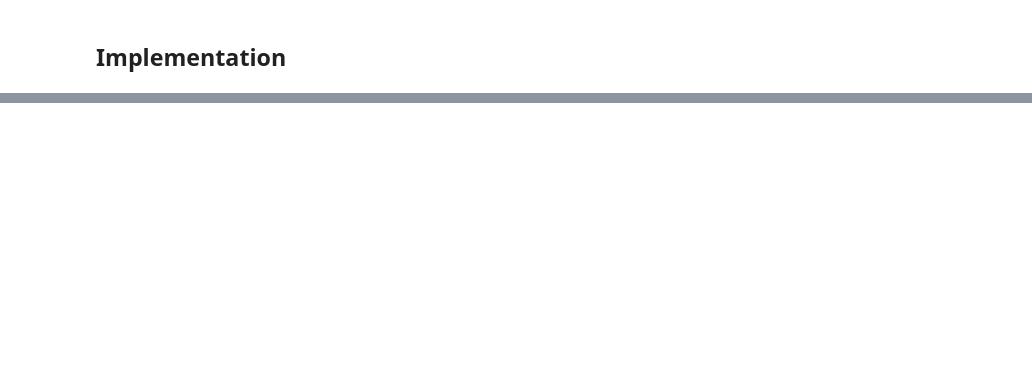
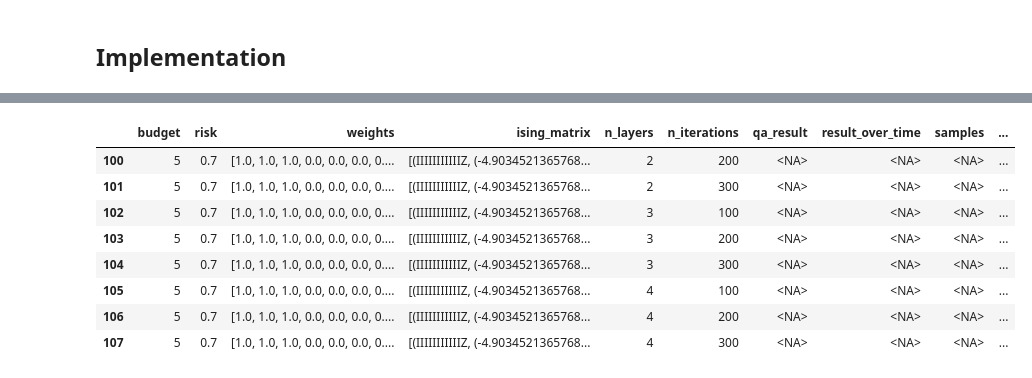
Before and after one commit to floatn/QML-for-finance, a Jupyter notebook: qml_qaoa.ipynb, the cells around one changed output, grey strips where cells are left out. Saved outputs shown, nothing was run; the diff lists cells and outputs as text; code cells hidden in the pictures; blank space fills up the shorter version.

```diff
--- a/qml_qaoa.ipynb
+++ b/qml_qaoa.ipynb
@@ -482,0 +488,14 @@ cc_return, qa_bin_return, qa_return, cc_risk, qa_bin_risk, qa_risk, cc_sharpe, q
+# %%
+qa_chunks = [qa_res[i*10:(i+1)*10] for i in range(11)]
+# %%
+qa_chunks[-1]
+# %% [output]
+|  | budget | risk | weights | ising_matrix | n_layers | n_iterations | qa_result | result_over_time | samples | ... |
+| 100 | 5 | 0.7 | [1.0, 1.0, 1.0, 0.0, 0.0, 0.0, 0.... | [(IIIIIIIIIIIZ, (-4.9034521365768... | 2 | 200 | <NA> | <NA> | <NA> | ... |
+| 101 | 5 | 0.7 | [1.0, 1.0, 1.0, 0.0, 0.0, 0.0, 0.... | [(IIIIIIIIIIIZ, (-4.9034521365768... | 2 | 300 | <NA> | <NA> | <NA> | ... |
+| 102 | 5 | 0.7 | [1.0, 1.0, 1.0, 0.0, 0.0, 0.0, 0.... | [(IIIIIIIIIIIZ, (-4.9034521365768... | 3 | 100 | <NA> | <NA> | <NA> | ... |
+| 103 | 5 | 0.7 | [1.0, 1.0, 1.0, 0.0, 0.0, 0.0, 0.... | [(IIIIIIIIIIIZ, (-4.9034521365768... | 3 | 200 | <NA> | <NA> | <NA> | ... |
+| 104 | 5 | 0.7 | [1.0, 1.0, 1.0, 0.0, 0.0, 0.0, 0.... | [(IIIIIIIIIIIZ, (-4.9034521365768... | 3 | 300 | <NA> | <NA> | <NA> | ... |
+| 105 | 5 | 0.7 | [1.0, 1.0, 1.0, 0.0, 0.0, 0.0, 0.... | [(IIIIIIIIIIIZ, (-4.9034521365768... | 4 | 100 | <NA> | <NA> | <NA> | ... |
+| 106 | 5 | 0.7 | [1.0, 1.0, 1.0, 0.0, 0.0, 0.0, 0.... | [(IIIIIIIIIIIZ, (-4.9034521365768... | 4 | 200 | <NA> | <NA> | <NA> | ... |
+| 107 | 5 | 0.7 | [1.0, 1.0, 1.0, 0.0, 0.0, 0.0, 0.... | [(IIIIIIIIIIIZ, (-4.9034521365768... | 4 | 300 | <NA> | <NA> | <NA> | ... |
```
Also changed, not shown: parts of 34 cells of this notebook, 5 other files.
